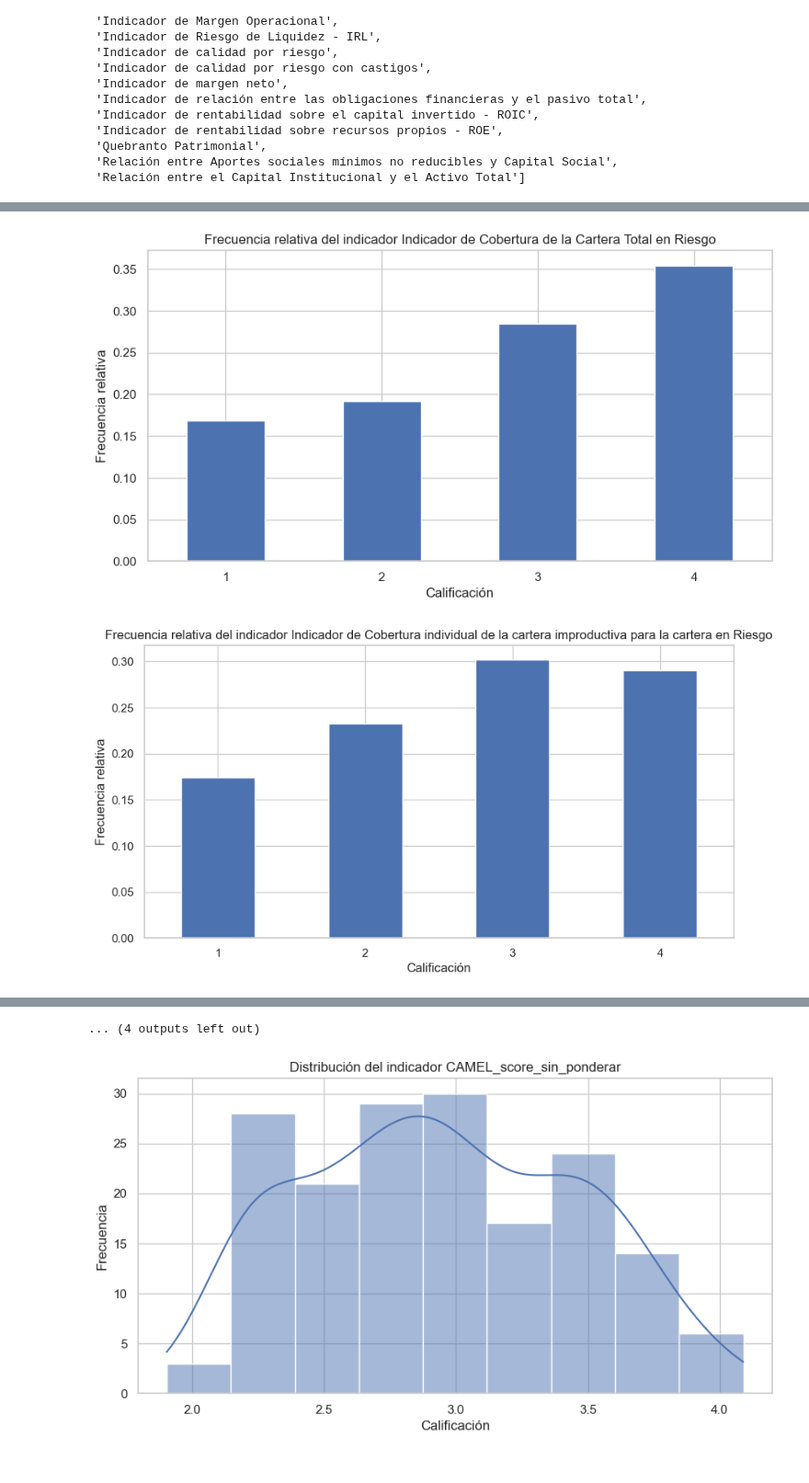
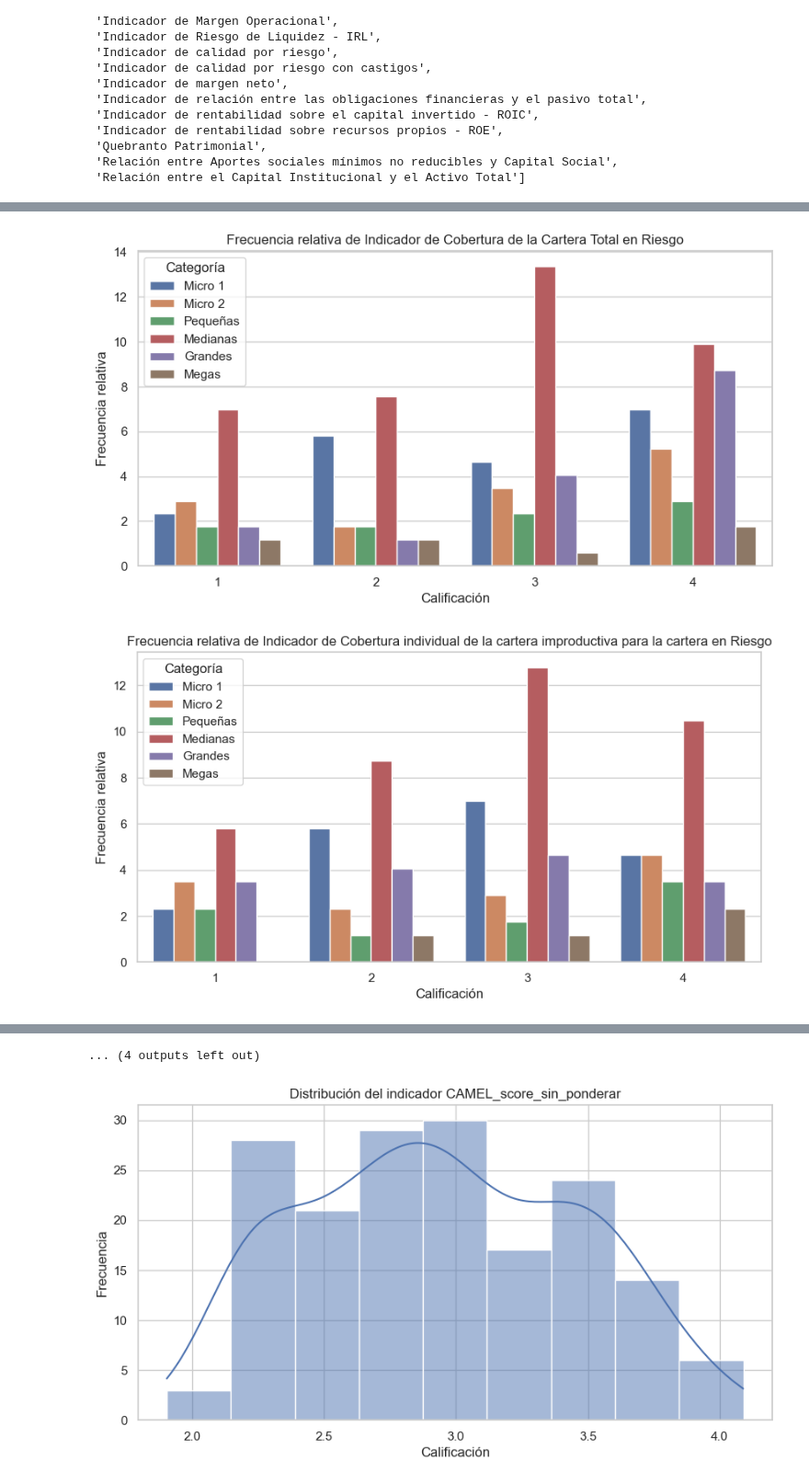
Before and after one commit to jhquiza/proyecto-riesgos, a Jupyter notebook: camel/Análisis resultados CAMEL.ipynb, the cells around one changed output, grey strips where cells are left out. Shown at 92% size. Drawn from its saved outputs; the diff is of its cells as text; code cells hidden in the pictures.

```diff
--- a/camel/Análisis resultados CAMEL.ipynb
+++ b/camel/Análisis resultados CAMEL.ipynb
@@ -76,3 +76,6 @@ calificaciones
  'Quebranto Patrimonial',
  'Relación entre Aportes sociales mínimos no reducibles y Capital Social',
  'Relación entre el Capital Institucional y el Activo Total']
+# %%
+df.rename(columns={'categoria': 'Categoría'}, inplace=True)
+df.head()
@@ -78,0 +100,8 @@ calificaciones
+# %%
+df['Categoría'] = pd.Categorical(
+    df['Categoría'],
+    categories=['Micro 1', 'Micro 2', 'Pequeñas', 'Medianas', 'Grandes', 'Megas'],
+    ordered=True
+    )
+
+100*df['Categoría'].value_counts(normalize=True, sort=False)
@@ -79,14 +131,14 @@ calificaciones
 # %%
-import matplotlib.pyplot as plt
-import seaborn as sns
-
-sns.set_theme(style="whitegrid")
-
 for calificacion in calificaciones:
     df[calificacion] = df[calificacion].astype('category')
     plt.figure(figsize=(10, 5))
-    df[calificacion].value_counts(normalize=True, sort=False).plot(kind='bar')
-    plt.title(f'Frecuencia relativa del indicador {calificacion}')
+    sns.countplot(
+        x=calificacion,
+        data=df,
+        hue='Categoría',
+        stat='percent'
+        )
+    plt.title(f'Frecuencia relativa de {calificacion}')
     plt.xlabel('Calificación')
     plt.xticks(rotation=0)
     plt.ylabel('Frecuencia relativa')
@@ -97,2 +149,2 @@ for calificacion in calificaciones:
-[figure, old version]
+[figure, new version]
-[figure, old version]
+[figure, new version]
```
Also changed, not shown: parts of 12 cells of this notebook, 2 other files.
